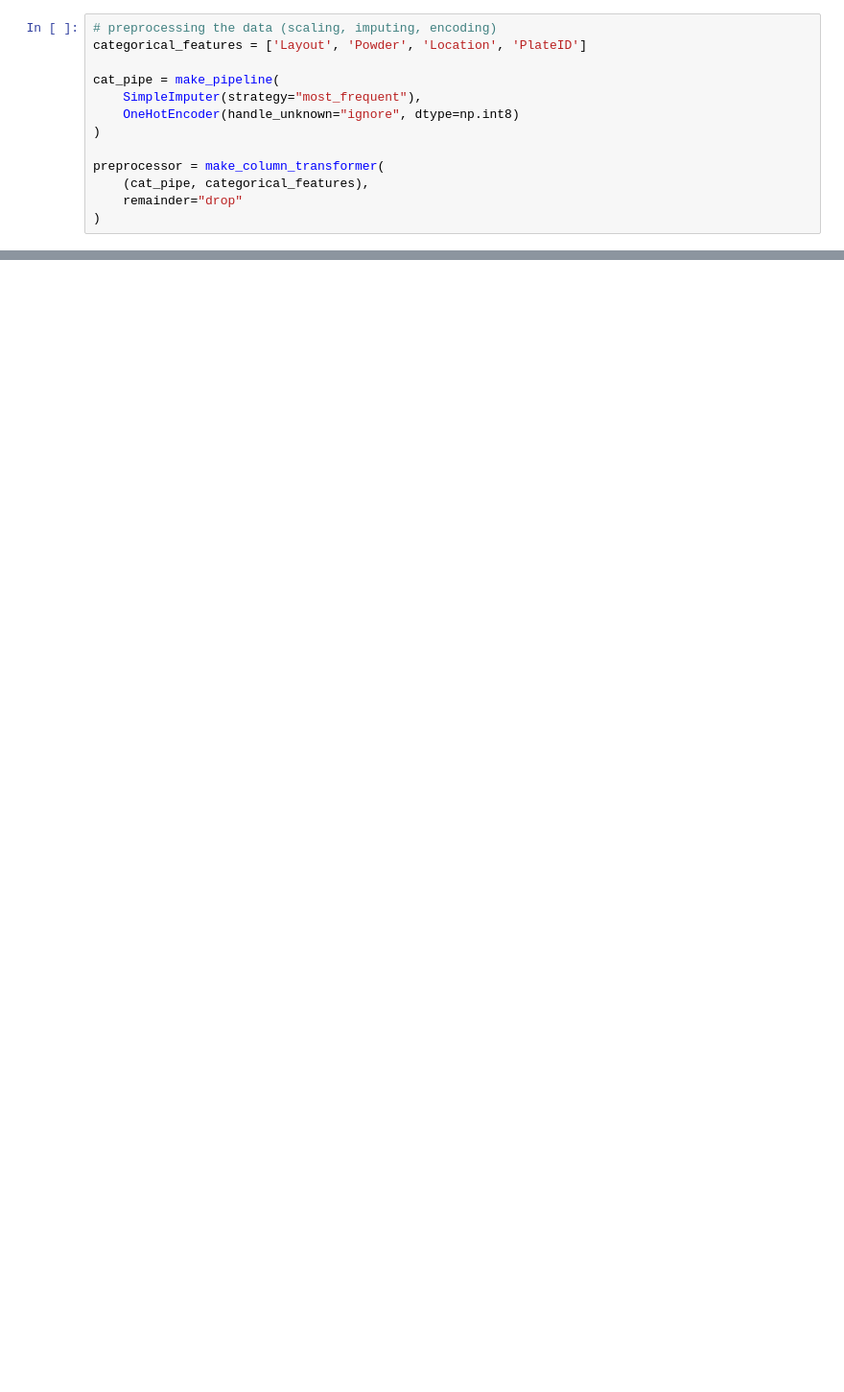
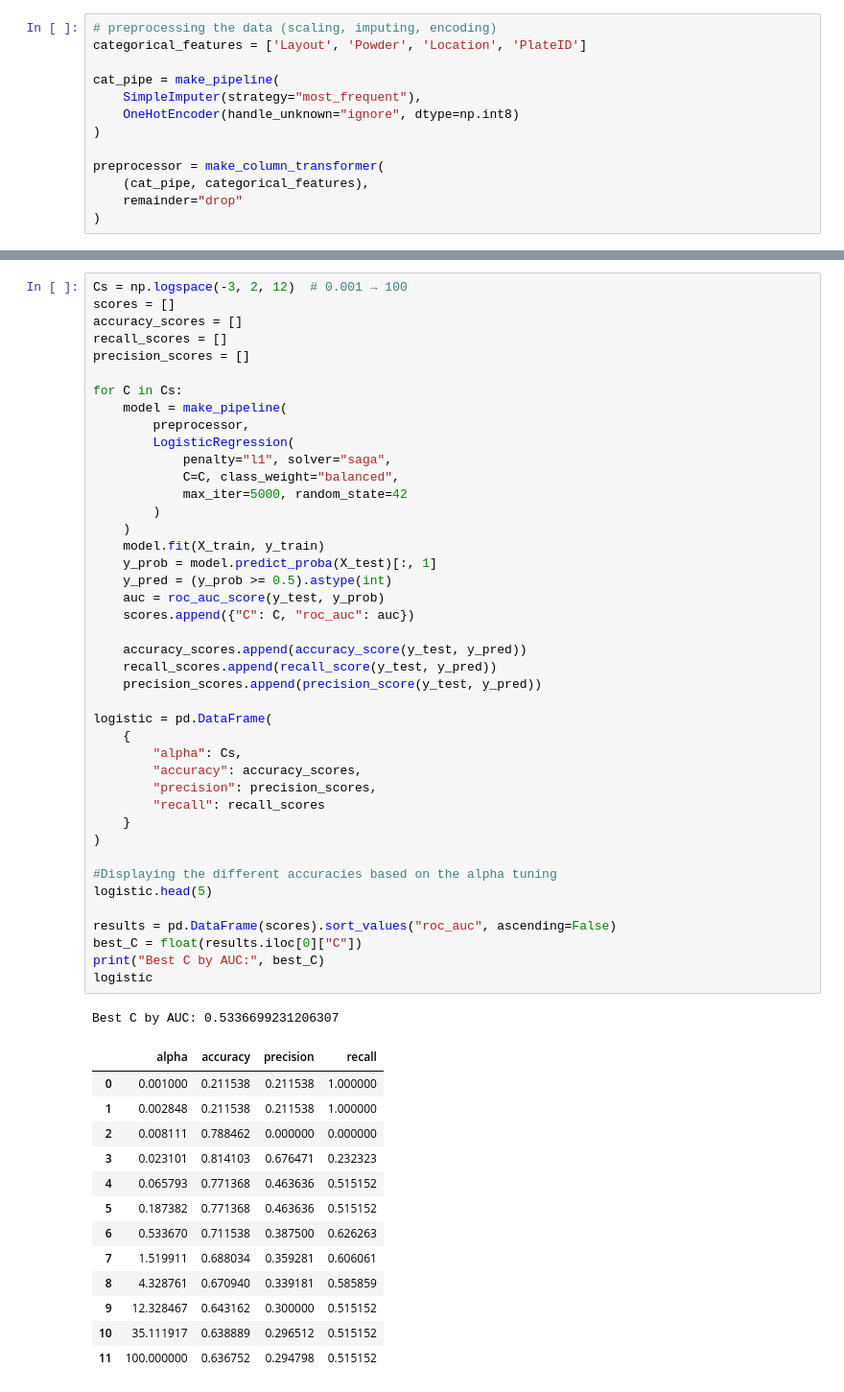
Before and after one commit to jcw515awsm/data-bussdown, a Jupyter notebook: brisa.ipynb, the cells around one changed output, grey strips where cells are left out. Shown: that part at 96% size. Drawn from its saved outputs; the diff is of its cells as text; blank space fills up the shorter version.

```diff
--- a/brisa.ipynb
+++ b/brisa.ipynb
@@ -315,0 +186,57 @@ Top + predictors (push toward Nonconformity=1):
+# %%
+Cs = np.logspace(-3, 2, 12)  # 0.001 → 100
+scores = []
+accuracy_scores = []
+recall_scores = []
+precision_scores = []
+
+for C in Cs:
+    model = make_pipeline(
+        preprocessor,
+        LogisticRegression(
+            penalty="l1", solver="saga",
+            C=C, class_weight="balanced",
+            max_iter=5000, random_state=42
+        )
+    )
+    model.fit(X_train, y_train)
+    y_prob = model.predict_proba(X_test)[:, 1]
+    y_pred = (y_prob >= 0.5).astype(int)
+    auc = roc_auc_score(y_test, y_prob)
+    scores.append({"C": C, "roc_auc": auc})
+
+    accuracy_scores.append(accuracy_score(y_test, y_pred))
+    recall_scores.append(recall_score(y_test, y_pred))
+    precision_scores.append(precision_score(y_test, y_pred))
+
+logistic = pd.DataFrame(
+    {
+        "alpha": Cs,
+        "accuracy": accuracy_scores,
+        "precision": precision_scores,
+        "recall": recall_scores
+    }
+)
+
+#Displaying the different accuracies based on the alpha tuning
+logistic.head(5)
+
+results = pd.DataFrame(scores).sort_values("roc_auc", ascending=False)
+best_C = float(results.iloc[0]["C"])
+print("Best C by AUC:", best_C)
+logistic
+# %% [output]
+Best C by AUC: 0.5336699231206307
+|  | alpha | accuracy | precision | recall |
+| 0 | 0.001000 | 0.211538 | 0.211538 | 1.000000 |
+| 1 | 0.002848 | 0.211538 | 0.211538 | 1.000000 |
+| 2 | 0.008111 | 0.788462 | 0.000000 | 0.000000 |
+| 3 | 0.023101 | 0.814103 | 0.676471 | 0.232323 |
+| 4 | 0.065793 | 0.771368 | 0.463636 | 0.515152 |
+| 5 | 0.187382 | 0.771368 | 0.463636 | 0.515152 |
+| 6 | 0.533670 | 0.711538 | 0.387500 | 0.626263 |
+| 7 | 1.519911 | 0.688034 | 0.359281 | 0.606061 |
+| 8 | 4.328761 | 0.670940 | 0.339181 | 0.585859 |
+| 9 | 12.328467 | 0.643162 | 0.300000 | 0.515152 |
+| 10 | 35.111917 | 0.638889 | 0.296512 | 0.515152 |
+| 11 | 100.000000 | 0.636752 | 0.294798 | 0.515152 |
```
Also changed, not shown: parts of 15 cells of this notebook.
